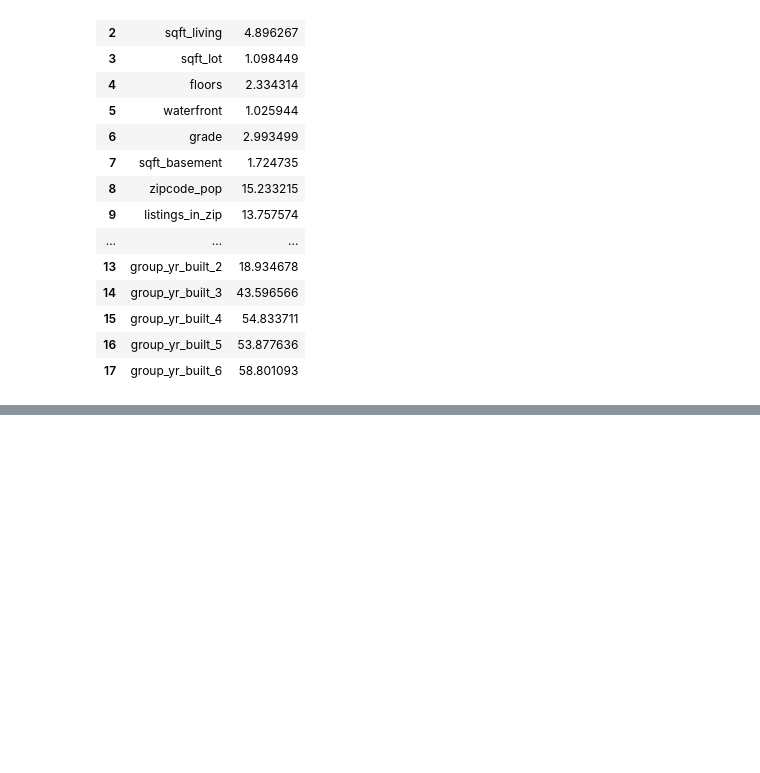
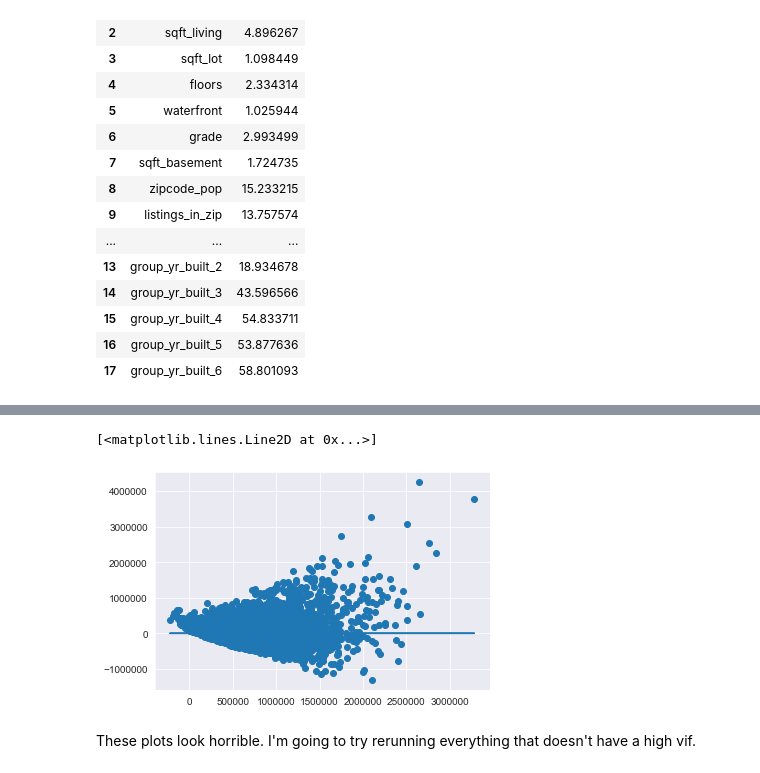
Before and after one commit to halpert3/dsc-mod-2-project-v2-1-onl01-dtsc-pt-070620, a Jupyter notebook: Modeling.ipynb, the cells around one changed output, grey strips where cells are left out. Cells and saved outputs as stored; diff of their text form; code cells hidden in the pictures; blank space fills up the shorter version.

```diff
--- a/Modeling.ipynb
+++ b/Modeling.ipynb
@@ -948,0 +1205,9 @@ calc_vif(X)
+# %%
+
+plt.scatter(model.predict(data[x_cols]), model.resid)
+plt.plot(model.predict(data[x_cols]), [0 for i in range(len(data))])
+# %% [output]
+[<matplotlib.lines.Line2D at 0x...>]
+[figure, added]
+# %% [markdown]
+These plots look horrible. I'm going to try rerunning everything that doesn't have a high vif.
```
Also changed, not shown: parts of 49 cells of this notebook.
